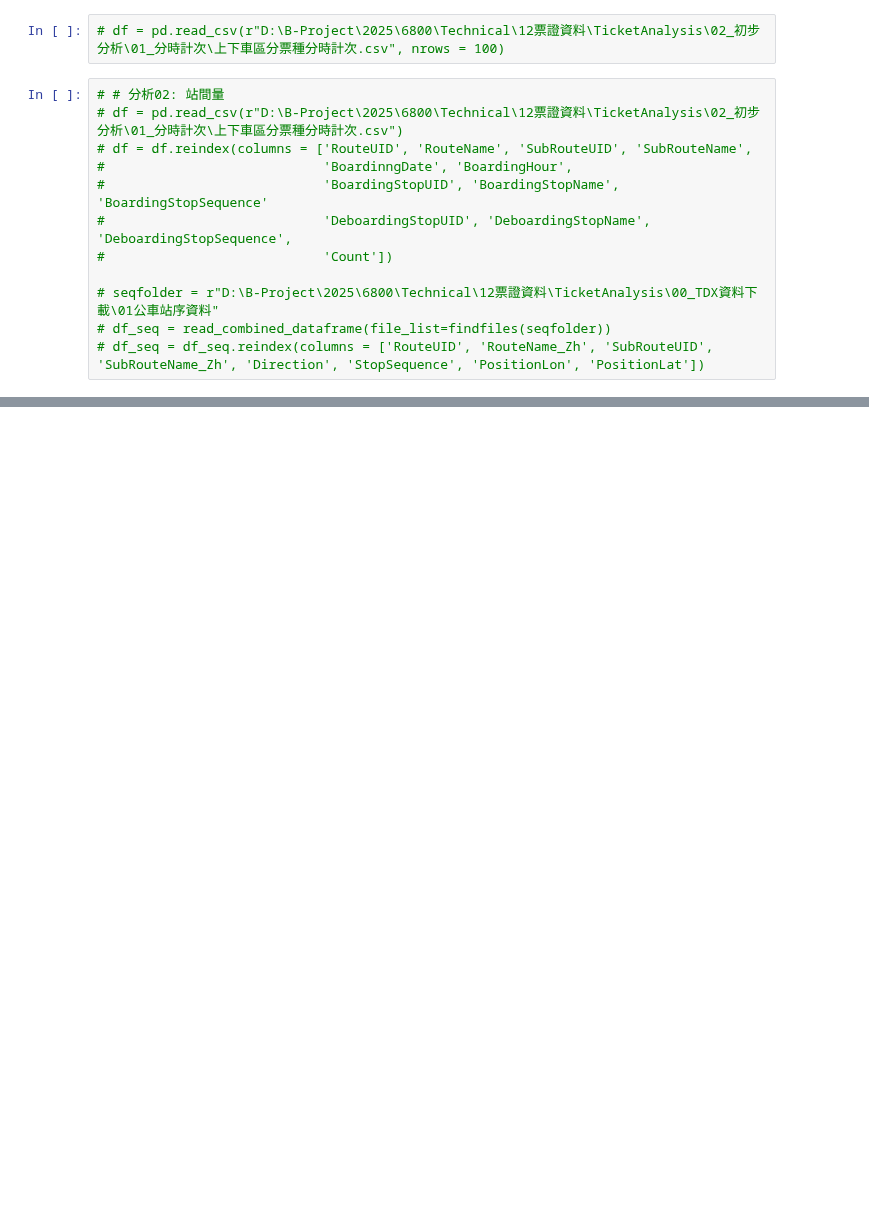
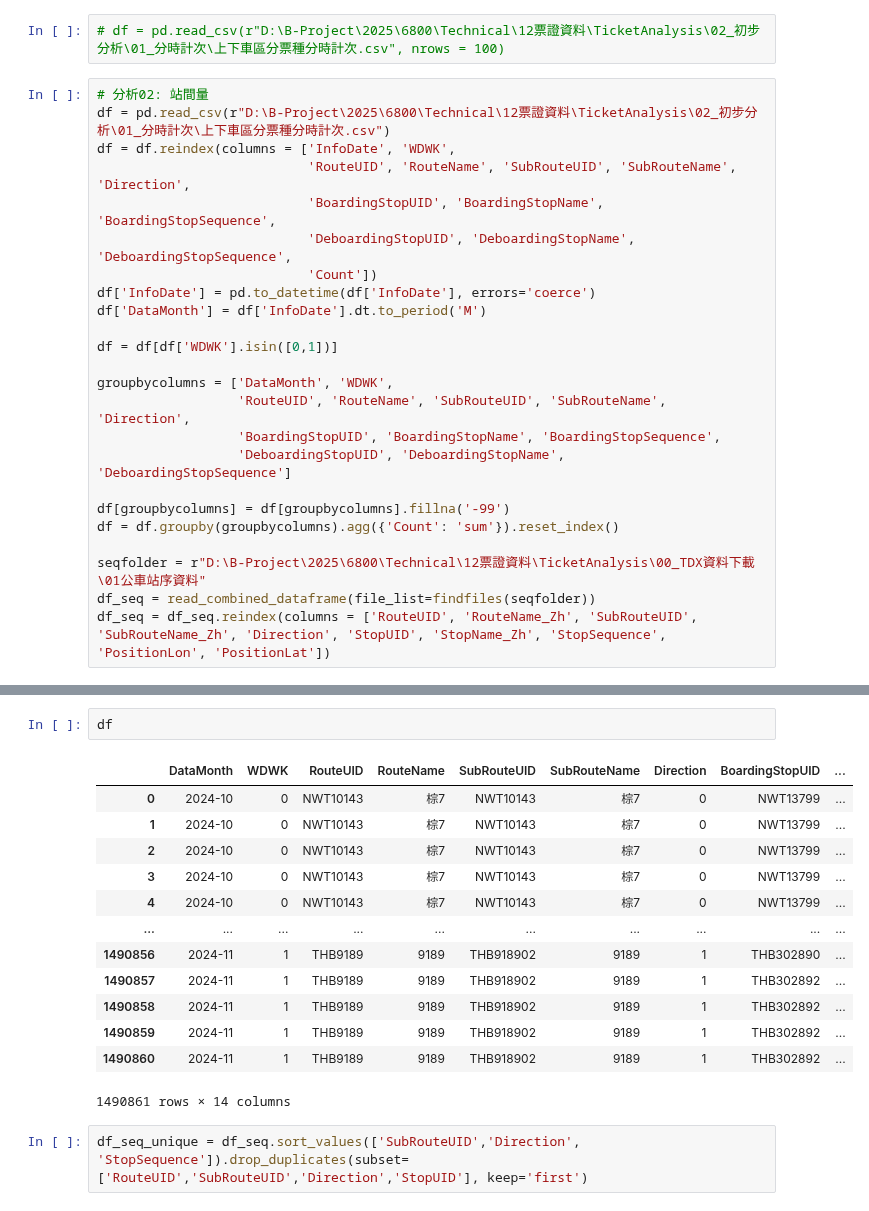
Before and after one commit to KaiChiehKJ/THI-6800-BusTicket, a Jupyter notebook: 03_TicketAnalysisCode.ipynb, the cells around one changed output, grey strips where cells are left out. Saved outputs shown, nothing was run; the diff lists cells and outputs as text; blank space fills up the shorter version.

```diff
--- a/03_TicketAnalysisCode.ipynb
+++ b/03_TicketAnalysisCode.ipynb
@@ -777,14 +777,26 @@ analytics01_hourlycount(reformat_folder,
 # %%
 # df = pd.read_csv(r"D:\B-Project\2025\6800\Technical\12票證資料\TicketAnalysis\02_初步分析\01_分時計次\上下車區分票種分時計次.csv", nrows = 100)
 # %%
-# # 分析02: 站間量
-# df = pd.read_csv(r"D:\B-Project\2025\6800\Technical\12票證資料\TicketAnalysis\02_初步分析\01_分時計次\上下車區分票種分時計次.csv")
-# df = df.reindex(columns = ['RouteUID', 'RouteName', 'SubRouteUID', 'SubRouteName',
-#                            'BoardinngDate', 'BoardingHour',
-#                            'BoardingStopUID', 'BoardingStopName', 'BoardingStopSequence'
-#                            'DeboardingStopUID', 'DeboardingStopName', 'DeboardingStopSequence',
-#                            'Count'])
+# 分析02: 站間量
+df = pd.read_csv(r"D:\B-Project\2025\6800\Technical\12票證資料\TicketAnalysis\02_初步分析\01_分時計次\上下車區分票種分時計次.csv")
+df = df.reindex(columns = ['InfoDate', 'WDWK',
+                           'RouteUID', 'RouteName', 'SubRouteUID', 'SubRouteName', 'Direction',
+                           'BoardingStopUID', 'BoardingStopName', 'BoardingStopSequence',
+                           'DeboardingStopUID', 'DeboardingStopName', 'DeboardingStopSequence',
+                           'Count'])
+df['InfoDate'] = pd.to_datetime(df['InfoDate'], errors='coerce')
+df['DataMonth'] = df['InfoDate'].dt.to_period('M')
 
-# seqfolder = r"D:\B-Project\2025\6800\Technical\12票證資料\TicketAnalysis\00_TDX資料下載\01公車站序資料"
-# df_seq = read_combined_dataframe(file_list=findfiles(seqfolder))
-# df_seq = df_seq.reindex(columns = ['RouteUID', 'RouteName_Zh', 'SubRouteUID', 'SubRouteName_Zh', 'Direction', 'StopSequence', 'PositionLon', 'PositionLat'])
+df = df[df['WDWK'].isin([0,1])]
+
+groupbycolumns = ['DataMonth', 'WDWK',
+                  'RouteUID', 'RouteName', 'SubRouteUID', 'SubRouteName', 'Direction',
+                  'BoardingStopUID', 'BoardingStopName', 'BoardingStopSequence',
+                  'DeboardingStopUID', 'DeboardingStopName', 'DeboardingStopSequence']
+
+df[groupbycolumns] = df[groupbycolumns].fillna('-99')
+df = df.groupby(groupbycolumns).agg({'Count': 'sum'}).reset_index()
+
+seqfolder = r"D:\B-Project\2025\6800\Technical\12票證資料\TicketAnalysis\00_TDX資料下載\01公車站序資料"
+df_seq = read_combined_dataframe(file_list=findfiles(seqfolder))
+df_seq = df_seq.reindex(columns = ['RouteUID', 'RouteName_Zh', 'SubRouteUID', 'SubRouteName_Zh', 'Direction', 'StopUID', 'StopName_Zh', 'StopSequence', 'PositionLon', 'PositionLat'])
@@ -790,0 +853,18 @@ analytics01_hourlycount(reformat_folder,
+# %%
+df
+# %% [output]
+|  | DataMonth | WDWK | RouteUID | RouteName | SubRouteUID | SubRouteName | Direction | BoardingStopUID | ... |
+| 0 | 2024-10 | 0 | NWT10143 | 棕7 | NWT10143 | 棕7 | 0 | NWT13799 | ... |
+| 1 | 2024-10 | 0 | NWT10143 | 棕7 | NWT10143 | 棕7 | 0 | NWT13799 | ... |
+| 2 | 2024-10 | 0 | NWT10143 | 棕7 | NWT10143 | 棕7 | 0 | NWT13799 | ... |
+| 3 | 2024-10 | 0 | NWT10143 | 棕7 | NWT10143 | 棕7 | 0 | NWT13799 | ... |
+| 4 | 2024-10 | 0 | NWT10143 | 棕7 | NWT10143 | 棕7 | 0 | NWT13799 | ... |
+| ... | ... | ... | ... | ... | ... | ... | ... | ... | ... |
+| 1490856 | 2024-11 | 1 | THB9189 | 9189 | THB918902 | 9189 | 1 | THB302890 | ... |
+| 1490857 | 2024-11 | 1 | THB9189 | 9189 | THB918902 | 9189 | 1 | THB302892 | ... |
+| 1490858 | 2024-11 | 1 | THB9189 | 9189 | THB918902 | 9189 | 1 | THB302892 | ... |
+| 1490859 | 2024-11 | 1 | THB9189 | 9189 | THB918902 | 9189 | 1 | THB302892 | ... |
+| 1490860 | 2024-11 | 1 | THB9189 | 9189 | THB918902 | 9189 | 1 | THB302892 | ... |
+1490861 rows × 14 columns
+# %%
+df_seq_unique = df_seq.sort_values(['SubRouteUID','Direction', 'StopSequence']).drop_duplicates(subset=['RouteUID','SubRouteUID','Direction','StopUID'], keep='first')
```
Also changed, not shown: parts of 16 cells of this notebook.
